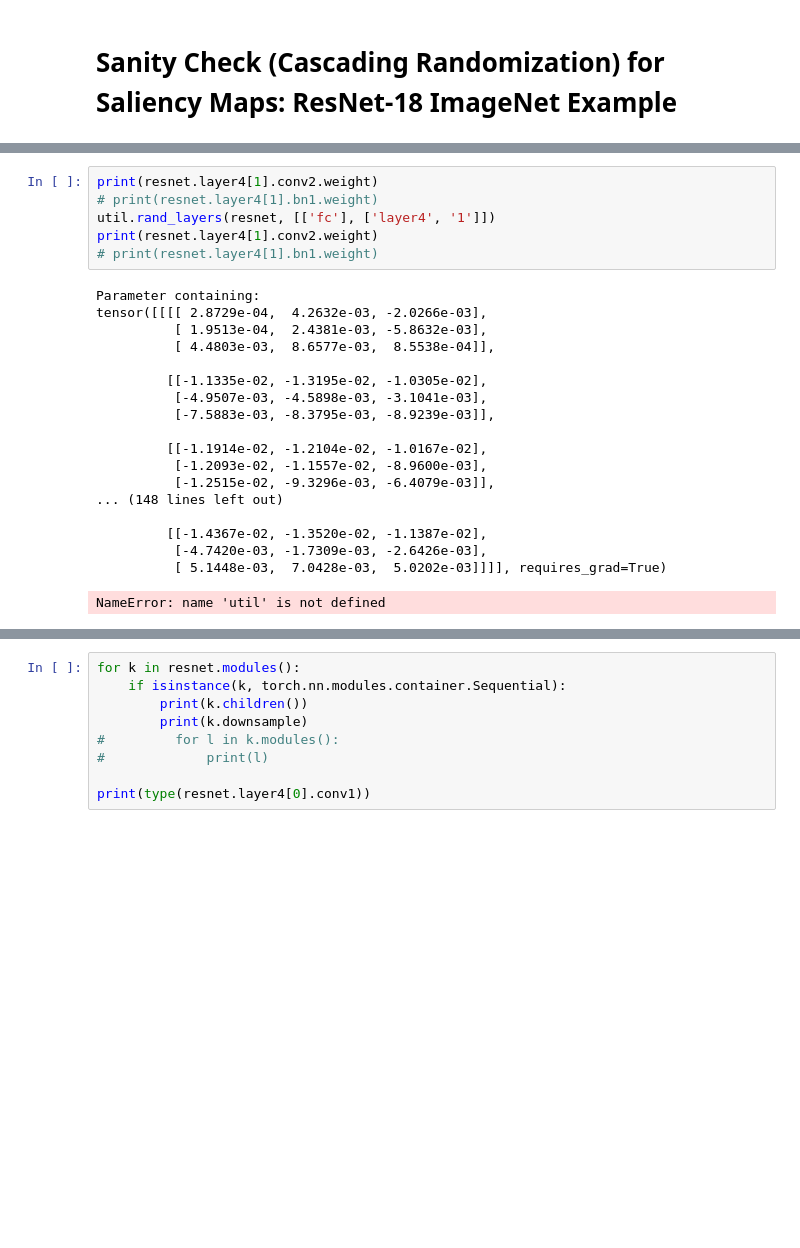
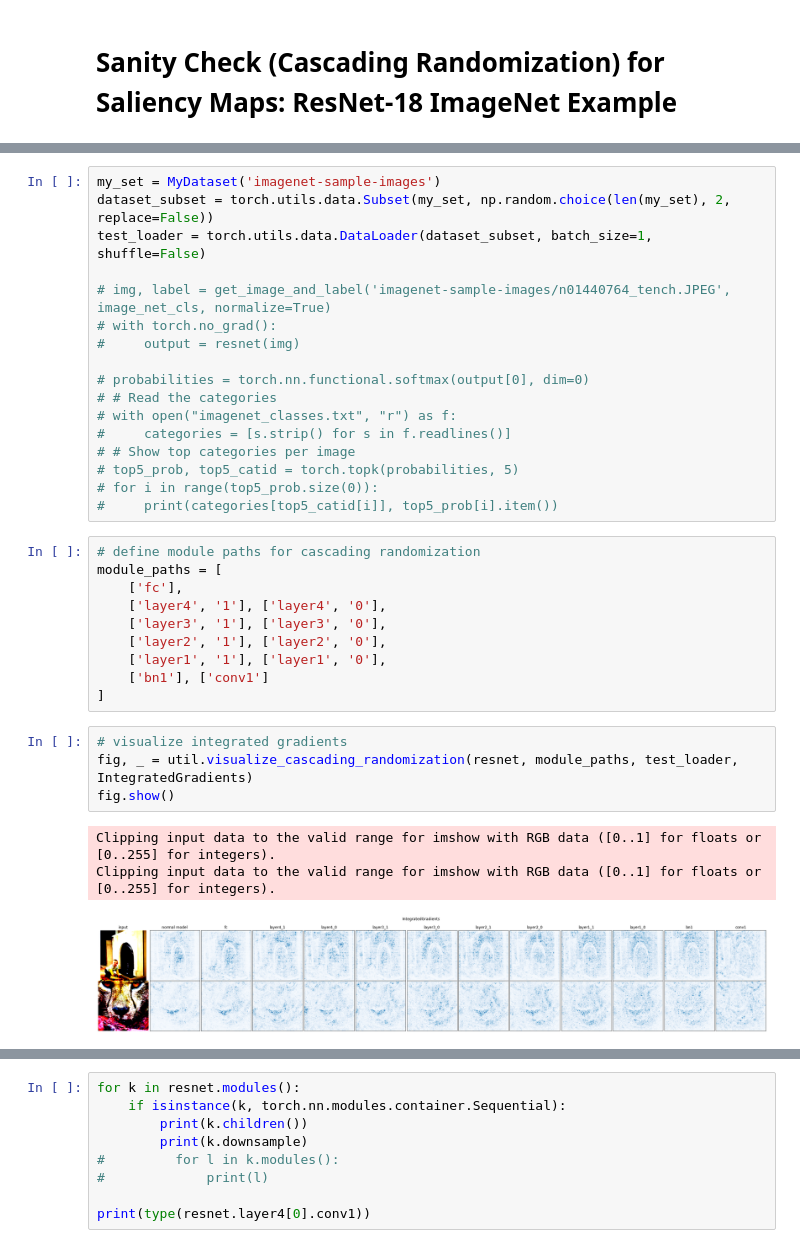
Before and after one commit to Heyjuke58/sanity_checks_pytorch, a Jupyter notebook: cascading_randomization_resnet.ipynb, the cells around one changed output, grey strips where cells are left out. Drawn from its saved outputs; the diff is of its cells as text; blank space fills up the shorter version.

Commit message:
resnet start

```diff
--- a/cascading_randomization_resnet.ipynb
+++ b/cascading_randomization_resnet.ipynb
@@ -29,25 +109,35 @@ ResNet(
+# %%
+my_set = MyDataset('imagenet-sample-images')
+dataset_subset = torch.utils.data.Subset(my_set, np.random.choice(len(my_set), 2, replace=False))
+test_loader = torch.utils.data.DataLoader(dataset_subset, batch_size=1, shuffle=False)
+
+# img, label = get_image_and_label('imagenet-sample-images/n01440764_tench.JPEG', image_net_cls, normalize=True)
+# with torch.no_grad():
+#     output = resnet(img)
+
+# probabilities = torch.nn.functional.softmax(output[0], dim=0)
+# # Read the categories
+# with open("imagenet_classes.txt", "r") as f:
+#     categories = [s.strip() for s in f.readlines()]
+# # Show top categories per image
+# top5_prob, top5_catid = torch.topk(probabilities, 5)
+# for i in range(top5_prob.size(0)):
+#     print(categories[top5_catid[i]], top5_prob[i].item())
+# %%
+# define module paths for cascading randomization
+module_paths = [
+    ['fc'],
+    ['layer4', '1'], ['layer4', '0'],
+    ['layer3', '1'], ['layer3', '0'],
+    ['layer2', '1'], ['layer2', '0'],
+    ['layer1', '1'], ['layer1', '0'],
+    ['bn1'], ['conv1']
+]
 # %%
-print(resnet.layer4[1].conv2.weight)
-# print(resnet.layer4[1].bn1.weight)
-util.rand_layers(resnet, [['fc'], ['layer4', '1']])
-print(resnet.layer4[1].conv2.weight)
-# print(resnet.layer4[1].bn1.weight)
+# visualize integrated gradients
+fig, _ = util.visualize_cascading_randomization(resnet, module_paths, test_loader, IntegratedGradients)
+fig.show()
 # %% [output]
-Parameter containing:
-tensor([[[[ 2.8729e-04,  4.2632e-03, -2.0266e-03],
-          [ 1.9513e-04,  2.4381e-03, -5.8632e-03],
-          [ 4.4803e-03,  8.6577e-03,  8.5538e-04]],
-
-         [[-1.1335e-02, -1.3195e-02, -1.0305e-02],
-          [-4.9507e-03, -4.5898e-03, -3.1041e-03],
-          [-7.5883e-03, -8.3795e-03, -8.9239e-03]],
-
-         [[-1.1914e-02, -1.2104e-02, -1.0167e-02],
-          [-1.2093e-02, -1.1557e-02, -8.9600e-03],
-          [-1.2515e-02, -9.3296e-03, -6.4079e-03]],
-... (148 lines left out)
-
-         [[-1.4367e-02, -1.3520e-02, -1.1387e-02],
-          [-4.7420e-03, -1.7309e-03, -2.6426e-03],
-          [ 5.1448e-03,  7.0428e-03,  5.0202e-03]]]], requires_grad=True)
+Clipping input data to the valid range for imshow with RGB data ([0..1] for floats or [0..255] for integers).
+Clipping input data to the valid range for imshow with RGB data ([0..1] for floats or [0..255] for integers).
-NameError: name 'util' is not defined
+[figure, added]
```
Also changed, not shown: parts of 5 cells of this notebook, 4 other files.
